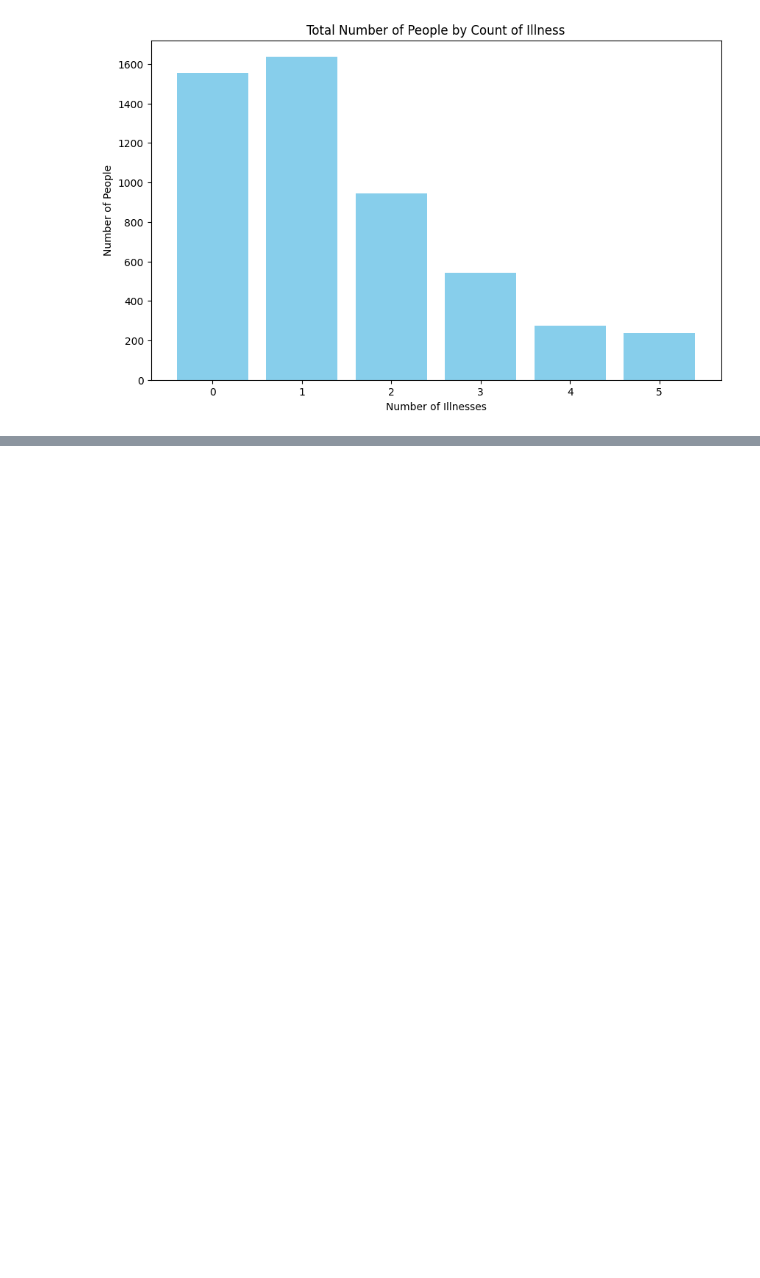
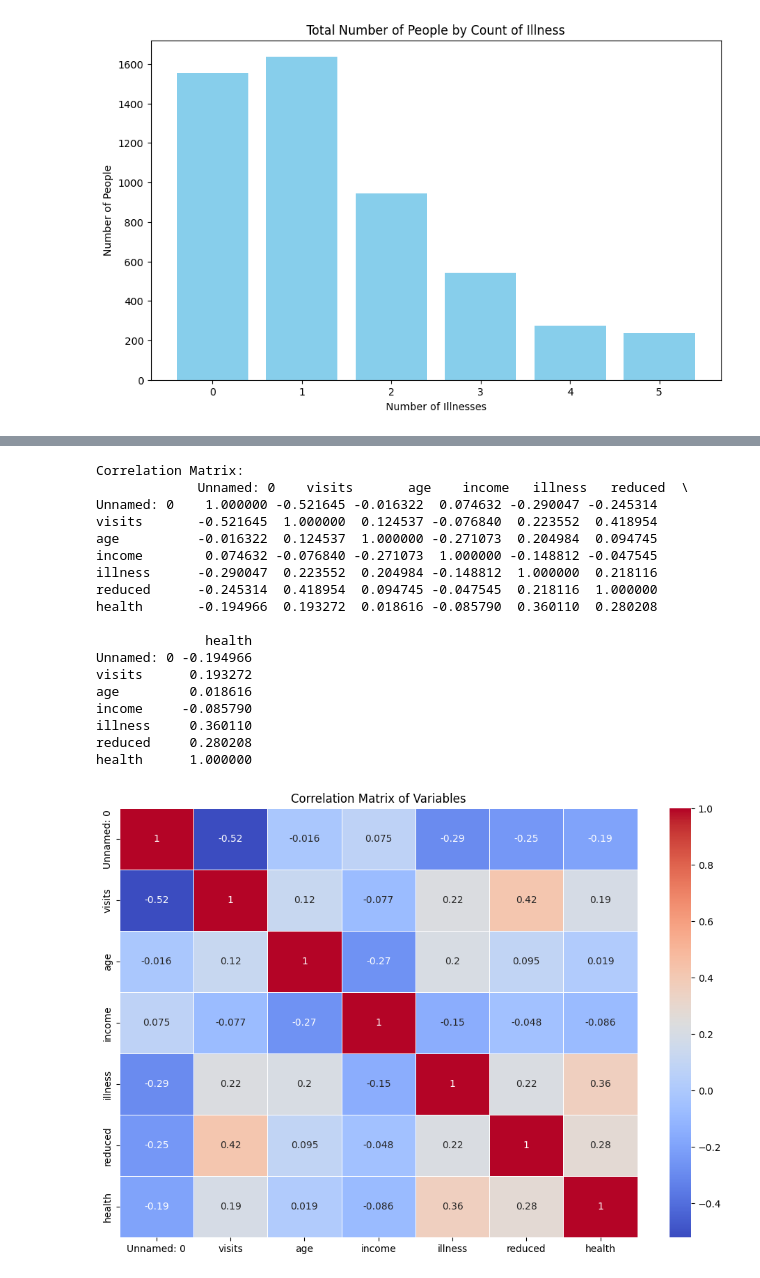
Before and after one commit to AbdulSarban/Vi_Intership_Major_Project, a Jupyter notebook: solution.ipynb, the cells around one changed output, grey strips where cells are left out. Drawn from its saved outputs; the diff is of its cells as text; code cells hidden in the pictures; blank space fills up the shorter version.

```diff
--- a/solution.ipynb
+++ b/solution.ipynb
@@ -66,0 +95,35 @@ plt.show()
+# %%
+# Calculate the correlation matrix using only numeric columns
+numeric_data = data.select_dtypes(include=['number'])
+correlation_matrix = numeric_data.corr()
+
+# Display the correlation matrix
+print("\nCorrelation Matrix:\n", correlation_matrix)
+
+# Plot a heatmap for the correlation matrix
+import seaborn as sns
+
+plt.figure(figsize=(12, 8))
+sns.heatmap(correlation_matrix, annot=True, cmap='coolwarm', linewidths=0.5)
+plt.title('Correlation Matrix of Variables')
+plt.show()
+# %% [output]
+Correlation Matrix:
+             Unnamed: 0    visits       age    income   illness   reduced  \
+Unnamed: 0    1.000000 -0.521645 -0.016322  0.074632 -0.290047 -0.245314
+visits       -0.521645  1.000000  0.124537 -0.076840  0.223552  0.418954
+age          -0.016322  0.124537  1.000000 -0.271073  0.204984  0.094745
+income        0.074632 -0.076840 -0.271073  1.000000 -0.148812 -0.047545
+illness      -0.290047  0.223552  0.204984 -0.148812  1.000000  0.218116
+reduced      -0.245314  0.418954  0.094745 -0.047545  0.218116  1.000000
+health       -0.194966  0.193272  0.018616 -0.085790  0.360110  0.280208
+
+              health
+Unnamed: 0 -0.194966
+visits      0.193272
+age         0.018616
+income     -0.085790
+illness     0.360110
+reduced     0.280208
+health      1.000000
+[figure, added]
```
Also changed, not shown: parts of 4 cells of this notebook.
